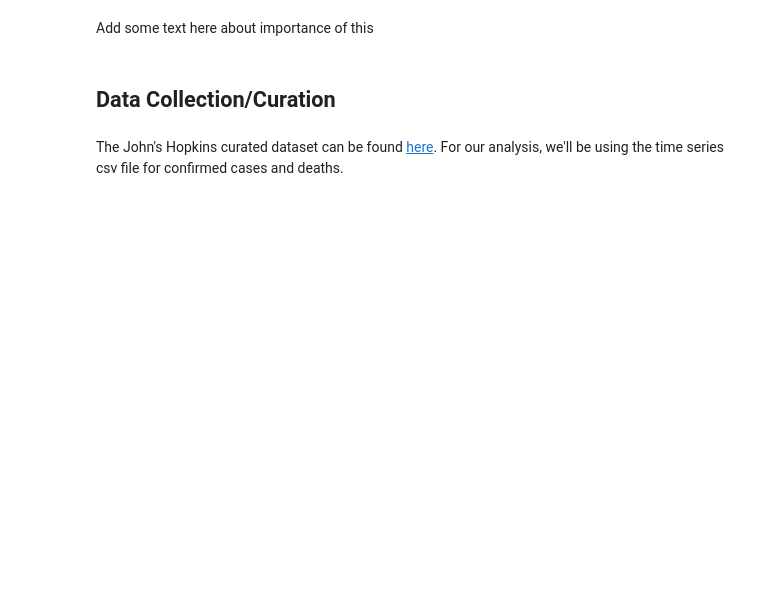
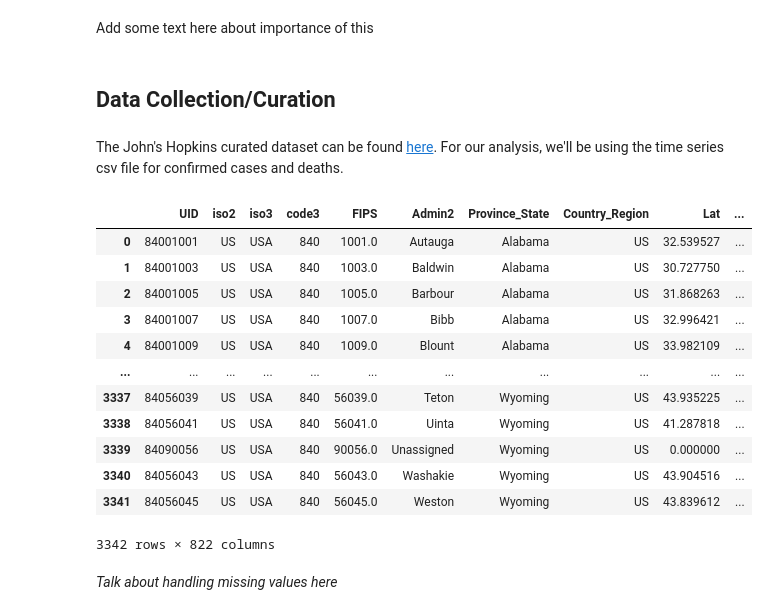
Before and after one commit to rwang0413/rwang4787.github.io, a Jupyter notebook: 320Final.ipynb, the cells around one changed output. Cells and saved outputs as stored; diff of their text form; code cells hidden in the pictures; blank space fills up the shorter version.

```diff
--- a/320Final.ipynb
+++ b/320Final.ipynb
@@ -3,3 +5,5 @@
 # %% [markdown]
 Add some text here about importance of this
+# %% [markdown]
+## Data Collection/Curation
 # %%
@@ -8,7 +11,23 @@ import re
-# %% [markdown]
-## Data Collection/Curation
 # %% [markdown]
 The John's Hopkins curated dataset can be found [here](https://github.com/CSSEGISandData/COVID-19). For our analysis, we'll be using the time series csv file for confirmed cases and deaths.
 # %%
-confirmed_US = pd.read_csv("time_series_covid19_confirmed_US.csv")
-deaths_US = pd.read_csv("time_series_covid19_deaths_US.csv")
+confirmed_US = pd.read_csv("datasets/time_series_covid19_confirmed_US.csv")
+deaths_US = pd.read_csv("datasets/time_series_covid19_deaths_US.csv")
+
+confirmed_US
+# %% [output]
+|  | UID | iso2 | iso3 | code3 | FIPS | Admin2 | Province_State | Country_Region | Lat | ... |
+| 0 | 84001001 | US | USA | 840 | 1001.0 | Autauga | Alabama | US | 32.539527 | ... |
+| 1 | 84001003 | US | USA | 840 | 1003.0 | Baldwin | Alabama | US | 30.727750 | ... |
+| 2 | 84001005 | US | USA | 840 | 1005.0 | Barbour | Alabama | US | 31.868263 | ... |
+| 3 | 84001007 | US | USA | 840 | 1007.0 | Bibb | Alabama | US | 32.996421 | ... |
+| 4 | 84001009 | US | USA | 840 | 1009.0 | Blount | Alabama | US | 33.982109 | ... |
+| ... | ... | ... | ... | ... | ... | ... | ... | ... | ... | ... |
+| 3337 | 84056039 | US | USA | 840 | 56039.0 | Teton | Wyoming | US | 43.935225 | ... |
+| 3338 | 84056041 | US | USA | 840 | 56041.0 | Uinta | Wyoming | US | 41.287818 | ... |
+| 3339 | 84090056 | US | USA | 840 | 90056.0 | Unassigned | Wyoming | US | 0.000000 | ... |
+| 3340 | 84056043 | US | USA | 840 | 56043.0 | Washakie | Wyoming | US | 43.904516 | ... |
+| 3341 | 84056045 | US | USA | 840 | 56045.0 | Weston | Wyoming | US | 43.839612 | ... |
+3342 rows × 822 columns
+# %% [markdown]
+*Talk about handling missing values here*
```
Also changed, not shown: parts of 15 cells of this notebook, 3 other files.
